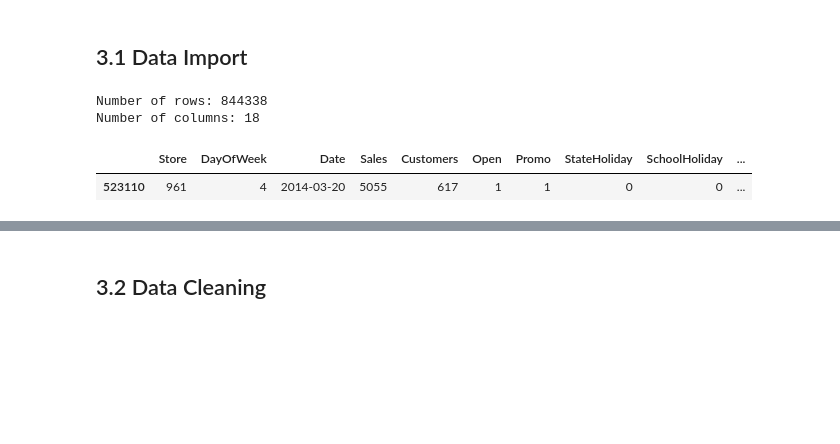
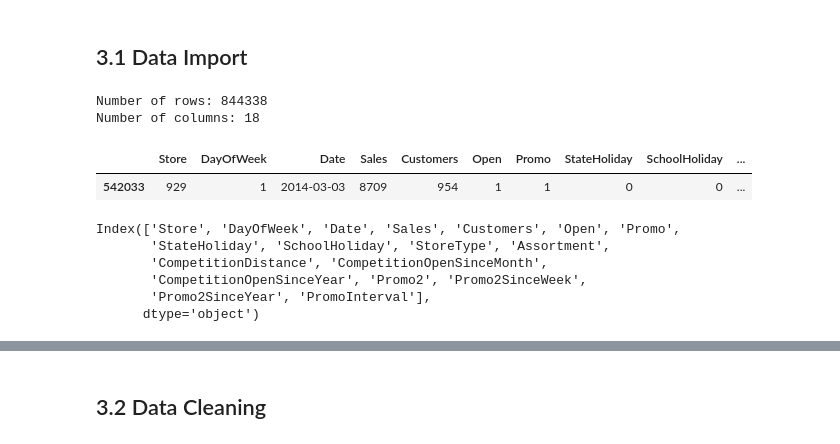
Before and after one commit to lucasstelm/rossman_sales, a Jupyter notebook: notebooks/rossman_sales_prediction.ipynb, the cells around one changed output, grey strips where cells are left out. Cells and saved outputs as stored; diff of their text form; code cells hidden in the pictures; blank space fills up the shorter version.

```diff
--- a/notebooks/rossman_sales_prediction.ipynb
+++ b/notebooks/rossman_sales_prediction.ipynb
@@ -183,20 +193,31 @@ class TimeSeriesKFold:
 # %%
 df_sales_raw = pd.read_csv('/Users/lucasstelmastchuk/Documents/repos/rossman_sales/data/train.csv', low_memory=False)
 df_store_raw = pd.read_csv('/Users/lucasstelmastchuk/Documents/repos/rossman_sales/data/store.csv', low_memory=False)
 
 df_raw = pd.merge(df_sales_raw, df_store_raw, how='left', on='Store')
 
 df = df_raw.copy()
 df = df[df['Open'] == 1]
 df = df[df['Sales'] > 0]
 df['Date'] = pd.to_datetime(df['Date'])
 
+X_train = df.drop(['Sales', 'Customers'], axis=1).copy()
+y_train = df['Sales'].copy()
 
 print(f'Number of rows: {df.shape[0]}')
 print(f'Number of columns: {df.shape[1]}')
 df.sample()
 # %% [output]
 Number of rows: 844338
 Number of columns: 18
 |  | Store | DayOfWeek | Date | Sales | Customers | Open | Promo | StateHoliday | SchoolHoliday | ... |
-| 523110 | 961 | 4 | 2014-03-20 | 5055 | 617 | 1 | 1 | 0 | 0 | ... |
+| 542033 | 929 | 1 | 2014-03-03 | 8709 | 954 | 1 | 1 | 0 | 0 | ... |
+# %%
+df.columns
+# %% [output]
+Index(['Store', 'DayOfWeek', 'Date', 'Sales', 'Customers', 'Open', 'Promo',
+       'StateHoliday', 'SchoolHoliday', 'StoreType', 'Assortment',
+       'CompetitionDistance', 'CompetitionOpenSinceMonth',
+       'CompetitionOpenSinceYear', 'Promo2', 'Promo2SinceWeek',
+       'Promo2SinceYear', 'PromoInterval'],
+      dtype='object')
```
Also changed, not shown: parts of 40 cells of this notebook.
